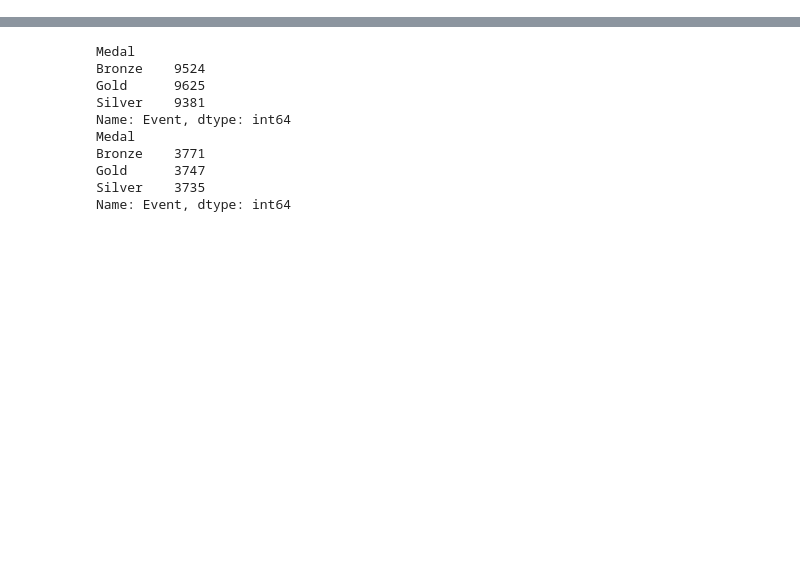
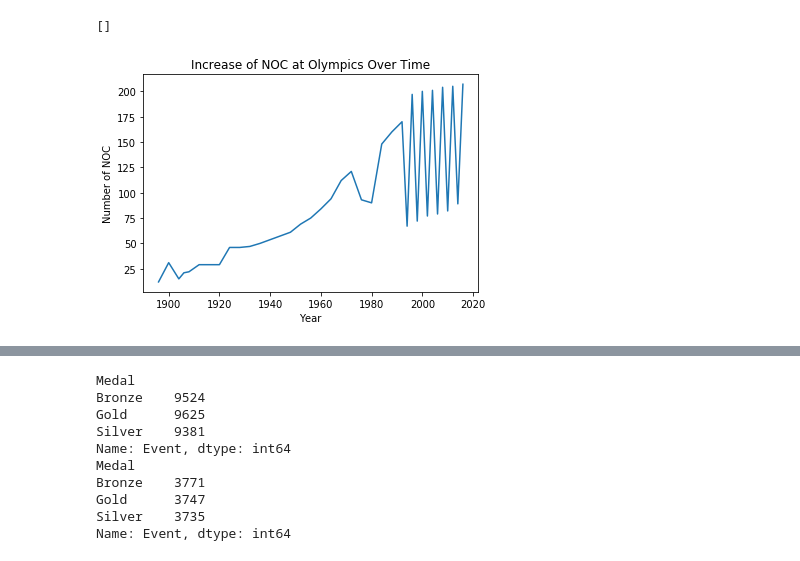
Before and after one commit to naranana/temp, a Jupyter notebook: 131 Project/Raymond's Work on Project.ipynb, the cells around one changed output, grey strips where cells are left out. Cells and saved outputs as stored; diff of their text form; code cells hidden in the pictures; blank space fills up the shorter version.

```diff
--- a/131 Project/Raymond's Work on Project.ipynb
+++ b/131 Project/Raymond's Work on Project.ipynb
@@ -10,0 +16,10 @@ data.head()
+# %%
+x = pd.DataFrame(data.groupby('Year').NOC.nunique()).reset_index()
+plt.xlabel('Year')
+plt.ylabel('Number of NOC')
+plt.title('Increase of NOC at Olympics Over Time')
+plt.plot(x['Year'], x['NOC'])
+plt.plot()
+# %% [output]
+[]
+[figure, added]
```
Also changed, not shown: parts of 34 cells of this notebook.
